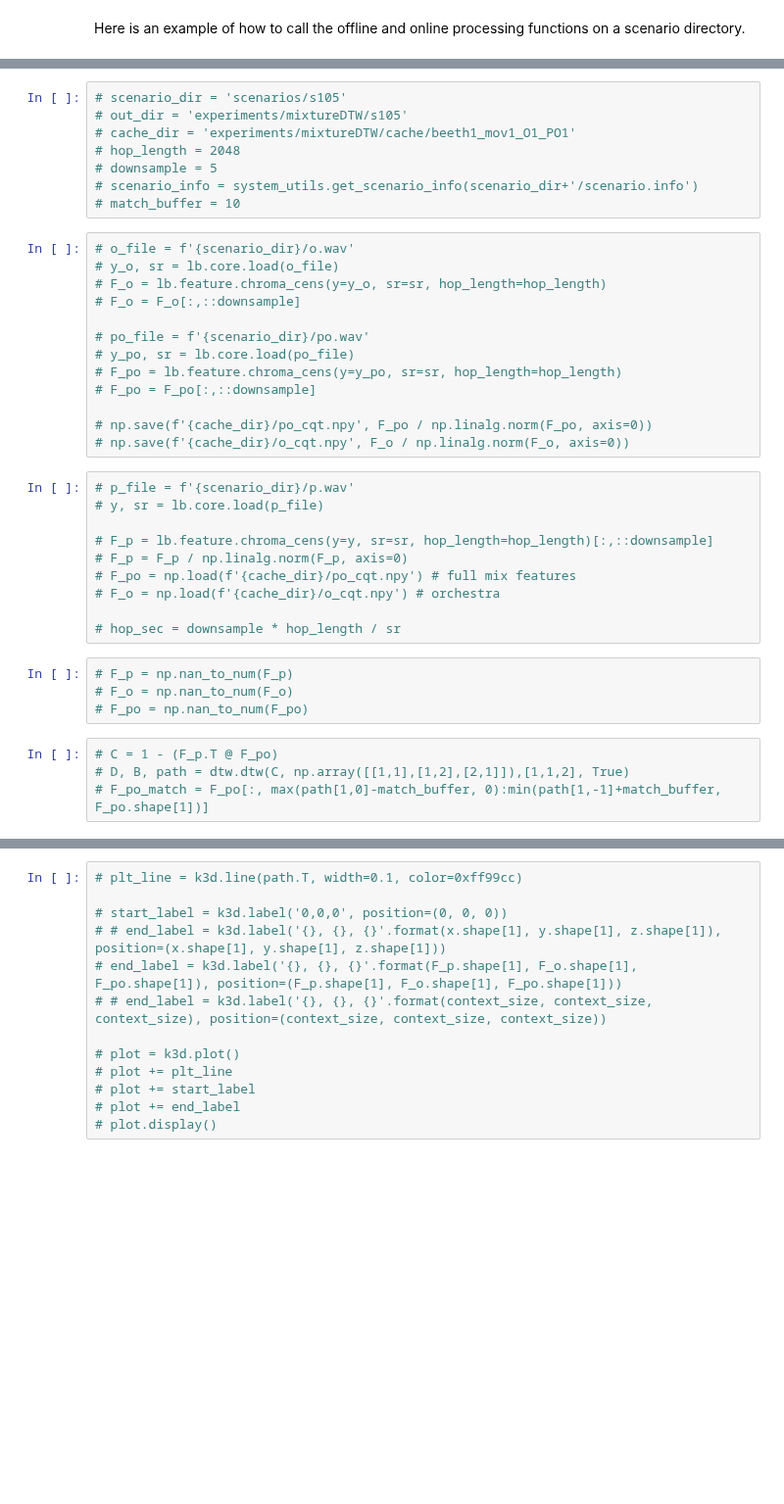
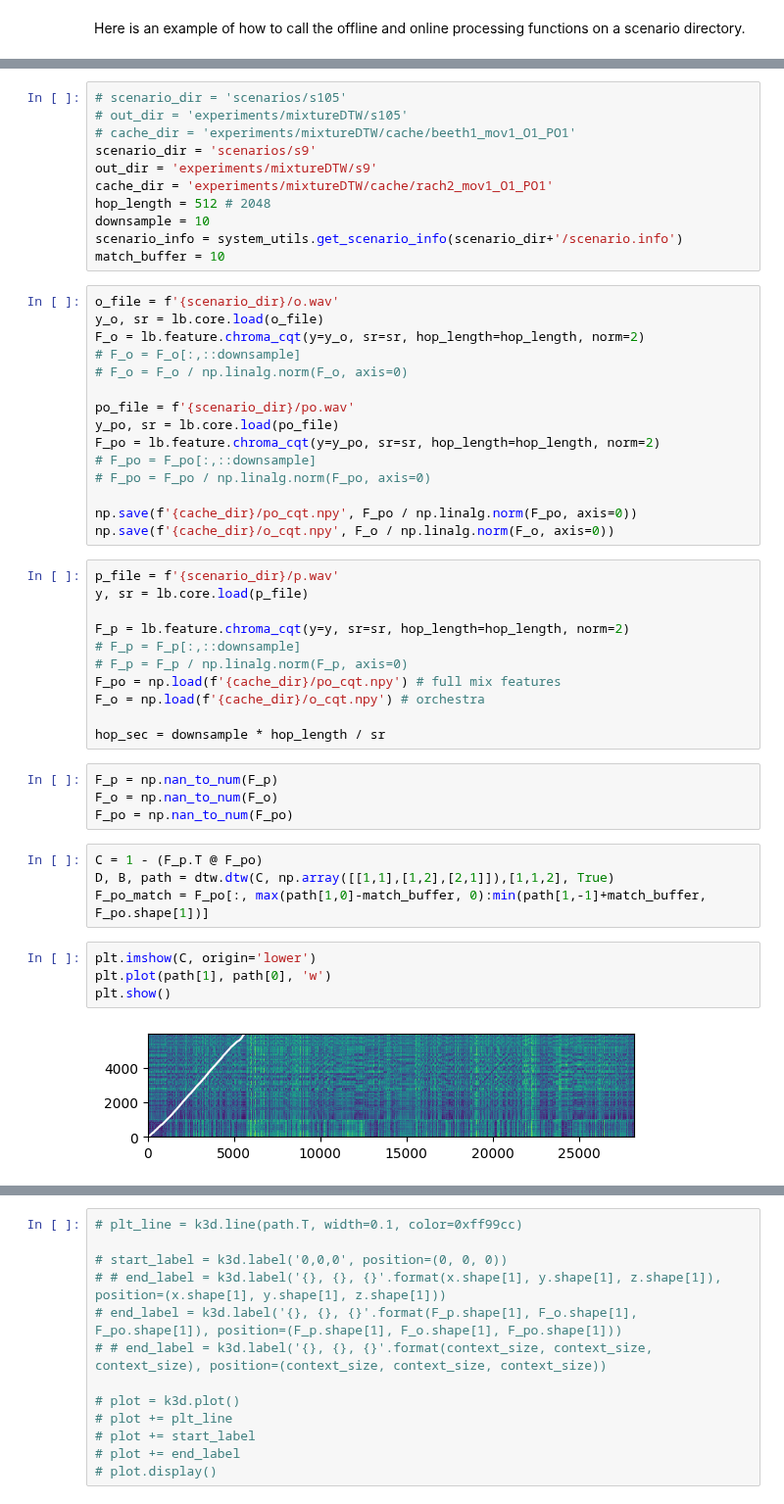
Before and after one commit to HMC-MIR/PianoConcertoAccompaniment, a Jupyter notebook: System_MixtureDTW.ipynb, the cells around one changed output, grey strips where cells are left out. Shown at 98% size. Drawn from its saved outputs; the diff is of its cells as text; blank space fills up the shorter version.

```diff
--- a/System_MixtureDTW.ipynb
+++ b/System_MixtureDTW.ipynb
@@ -345,39 +333,51 @@ File "../../../../var/folders/b1/15j_gfbn6q1b0txsrcxn2zrw0000gn/T/ipykernel_7145
 # scenario_dir = 'scenarios/s105'
 # out_dir = 'experiments/mixtureDTW/s105'
 # cache_dir = 'experiments/mixtureDTW/cache/beeth1_mov1_O1_PO1'
-# hop_length = 2048
-# downsample = 5
-# scenario_info = system_utils.get_scenario_info(scenario_dir+'/scenario.info')
-# match_buffer = 10
+scenario_dir = 'scenarios/s9'
+out_dir = 'experiments/mixtureDTW/s9'
+cache_dir = 'experiments/mixtureDTW/cache/rach2_mov1_O1_PO1'
+hop_length = 512 # 2048
+downsample = 10
+scenario_info = system_utils.get_scenario_info(scenario_dir+'/scenario.info')
+match_buffer = 10
 # %%
-# o_file = f'{scenario_dir}/o.wav'
-# y_o, sr = lb.core.load(o_file)
-# F_o = lb.feature.chroma_cens(y=y_o, sr=sr, hop_length=hop_length)
+o_file = f'{scenario_dir}/o.wav'
+y_o, sr = lb.core.load(o_file)
+F_o = lb.feature.chroma_cqt(y=y_o, sr=sr, hop_length=hop_length, norm=2)
 # F_o = F_o[:,::downsample]
+# F_o = F_o / np.linalg.norm(F_o, axis=0)
 
-# po_file = f'{scenario_dir}/po.wav'
-# y_po, sr = lb.core.load(po_file)
-# F_po = lb.feature.chroma_cens(y=y_po, sr=sr, hop_length=hop_length)
+po_file = f'{scenario_dir}/po.wav'
+y_po, sr = lb.core.load(po_file)
+F_po = lb.feature.chroma_cqt(y=y_po, sr=sr, hop_length=hop_length, norm=2)
 # F_po = F_po[:,::downsample]
+# F_po = F_po / np.linalg.norm(F_po, axis=0)
 
-# np.save(f'{cache_dir}/po_cqt.npy', F_po / np.linalg.norm(F_po, axis=0))
-# np.save(f'{cache_dir}/o_cqt.npy', F_o / np.linalg.norm(F_o, axis=0))
+np.save(f'{cache_dir}/po_cqt.npy', F_po / np.linalg.norm(F_po, axis=0))
+np.save(f'{cache_dir}/o_cqt.npy', F_o / np.linalg.norm(F_o, axis=0))
 # %%
-# p_file = f'{scenario_dir}/p.wav'
-# y, sr = lb.core.load(p_file)
+p_file = f'{scenario_dir}/p.wav'
+y, sr = lb.core.load(p_file)
 
-# F_p = lb.feature.chroma_cens(y=y, sr=sr, hop_length=hop_length)[:,::downsample]
+F_p = lb.feature.chroma_cqt(y=y, sr=sr, hop_length=hop_length, norm=2)
+# F_p = F_p[:,::downsample]
 # F_p = F_p / np.linalg.norm(F_p, axis=0)
-# F_po = np.load(f'{cache_dir}/po_cqt.npy') # full mix features
-# F_o = np.load(f'{cache_dir}/o_cqt.npy') # orchestra
+F_po = np.load(f'{cache_dir}/po_cqt.npy') # full mix features
+F_o = np.load(f'{cache_dir}/o_cqt.npy') # orchestra
 
-# hop_sec = downsample * hop_length / sr
+hop_sec = downsample * hop_length / sr
 # %%
-# F_p = np.nan_to_num(F_p)
-# F_o = np.nan_to_num(F_o)
-# F_po = np.nan_to_num(F_po)
+F_p = np.nan_to_num(F_p)
+F_o = np.nan_to_num(F_o)
+F_po = np.nan_to_num(F_po)
 # %%
-# C = 1 - (F_p.T @ F_po)
-# D, B, path = dtw.dtw(C, np.array([[1,1],[1,2],[2,1]]),[1,1,2], True)
-# F_po_match = F_po[:, max(path[1,0]-match_buffer, 0):min(path[1,-1]+match_buffer, F_po.shape[1])]
+C = 1 - (F_p.T @ F_po)
+D, B, path = dtw.dtw(C, np.array([[1,1],[1,2],[2,1]]),[1,1,2], True)
+F_po_match = F_po[:, max(path[1,0]-match_buffer, 0):min(path[1,-1]+match_buffer, F_po.shape[1])]
+# %%
+plt.imshow(C, origin='lower')
+plt.plot(path[1], path[0], 'w')
+plt.show()
+# %% [output]
+[figure, added]
 # %%
```
Also changed, not shown: parts of 10 cells of this notebook.
